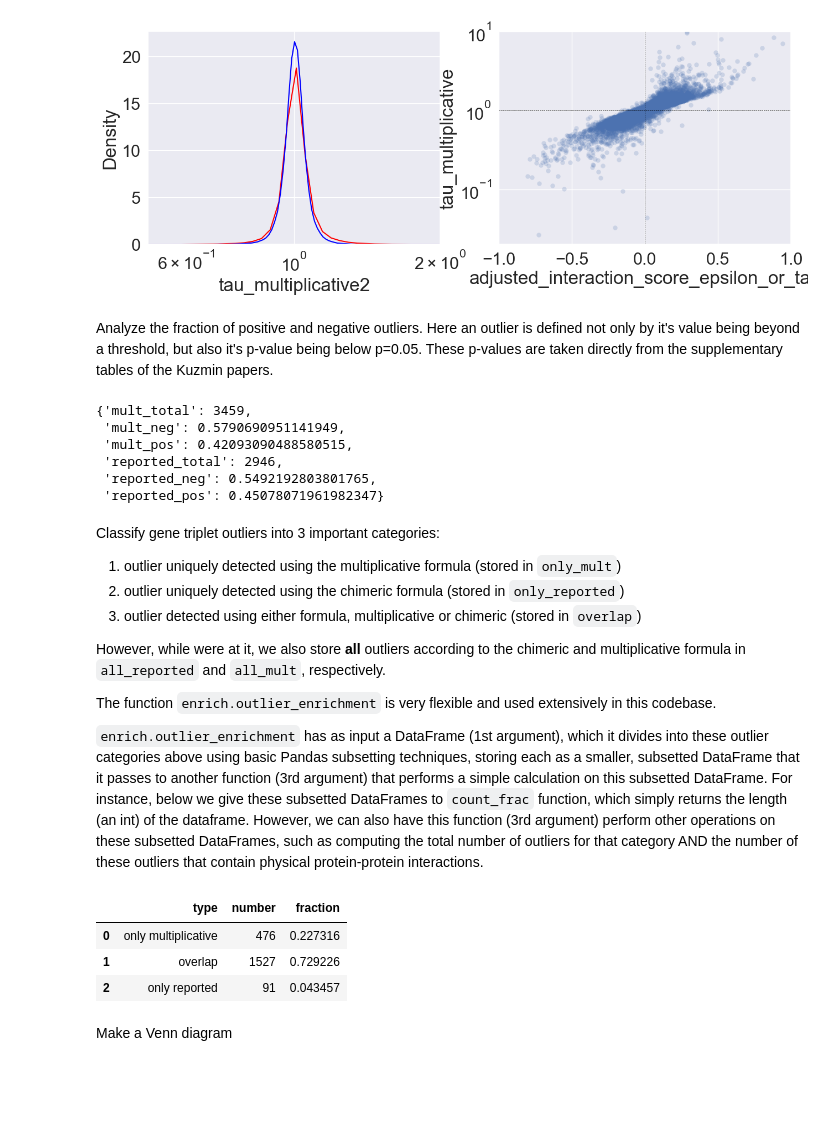
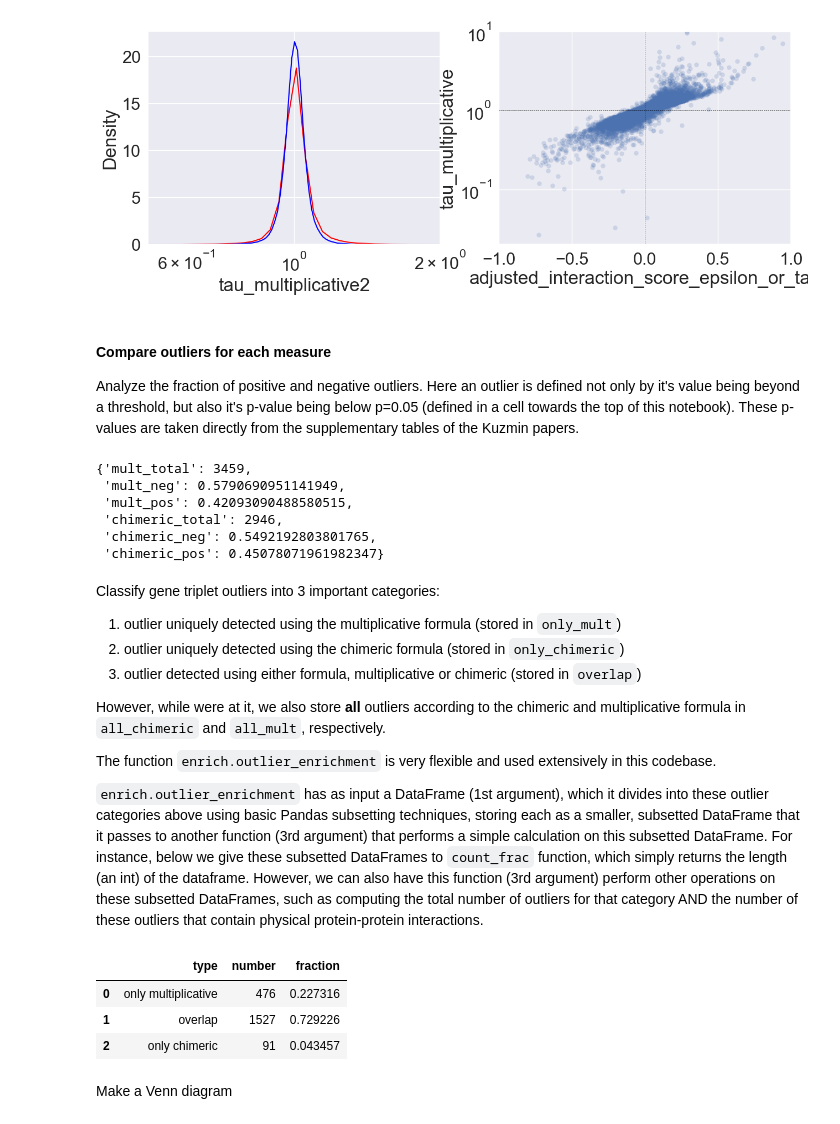
Before and after one commit to raphael-group/chimeric-epistasis, a Jupyter notebook: yeast_screens/Kuzmin_data_analysis.ipynb, the cells around one changed output. Cells and saved outputs as stored; diff of their text form; code cells hidden in the pictures; blank space fills up the shorter version.

```diff
--- a/yeast_screens/Kuzmin_data_analysis.ipynb
+++ b/yeast_screens/Kuzmin_data_analysis.ipynb
@@ -332,17 +299,17 @@ We also specify what values to compare to the multiplicative metric, either the
 # This logical switch is used to change all downstream analyses
 
 use_reported_double_mutant_fitnesses = False
-compare_to_reported_values = True # if False, compare instead to values recalculated with cumulant formula
+compare_to_reported_values = True # if False, compare instead to values recalculated with chimeric formula
 
 if use_reported_double_mutant_fitnesses:
     multiplicative = "tau_multiplicative"
-    cumulant = "tau_cumulant"
+    chimeric = "tau_chimeric"
 else:
     multiplicative = "tau_multiplicative2"
-    cumulant = "tau_cumulant2"
+    chimeric = "tau_chimeric2"
 
 if compare_to_reported_values:
     compare = "adjusted_interaction_score_epsilon_or_tau"
 else:
-    compare = cumulant
+    compare = chimeric
 # %% [markdown]
@@ -350,7 +321,7 @@ To see how outliers vary across the chimeric and multiplicative scales, we can c
 
 We will store these thresholds in dictionaries.
 # %%
-tau_reported_sig_quant, tau_mult_sig_val, tau_iss_sig_val = {},{},{}
+tau_reported_sig_quant, tau_mult_sig_val, tau_chim_sig_val = {},{},{}
 
 # get quantiles
 tau_reported_sig_quant['neg'] = np.mean( np.array(df.adjusted_interaction_score_epsilon_or_tau) < -0.08)
@@ -360,15 +331,15 @@ tau_reported_sig_quant['pos'] = 1 - np.mean( np.array(df.adjusted_interaction_sc
 tau_mult_sig_val['neg'] = np.nanquantile(df[multiplicative], tau_reported_sig_quant['neg'])
 tau_mult_sig_val['pos'] = np.nanquantile(df[multiplicative], tau_reported_sig_quant['pos'])
 
-tau_iss_sig_val['neg'] = np.nanquantile(df[cumulant], tau_reported_sig_quant['neg'])
-tau_iss_sig_val['pos'] = np.nanquantile(df[cumulant], tau_reported_sig_quant['pos'])
+tau_chim_sig_val['neg'] = np.nanquantile(df[chimeric], tau_reported_sig_quant['neg'])
+tau_chim_sig_val['pos'] = np.nanquantile(df[chimeric], tau_reported_sig_quant['pos'])
 
 print("quantiles of the significant values they used",  tau_reported_sig_quant['neg'], tau_reported_sig_quant['pos'] )
 print("confirming (should be -0.08):", np.quantile(df.adjusted_interaction_score_epsilon_or_tau, tau_reported_sig_quant['neg']))
 print("confirming (should be 0.08):", np.quantile(df.adjusted_interaction_score_epsilon_or_tau, tau_reported_sig_quant['pos']))
 print()
 print( "corresponding cutoffs for multiplicative model: ", tau_mult_sig_val['neg'], tau_mult_sig_val['pos'])
-print( "corresponding cutoffs for cumulant model: ", tau_iss_sig_val['neg'], tau_iss_sig_val['pos'])
+print( "corresponding cutoffs for chimeric model: ", tau_chim_sig_val['neg'], tau_chim_sig_val['pos'])
 # %% [output]
 quantiles of the significant values they used 0.0505675568891689 0.9305530342669813
 confirming (should be -0.08): -0.07998675851335334
@@ -381,20 +353,19 @@ Visualize the differentes between the multiplicative metric and the chimeric met
 # %%
-
 fig, axs = plt.subplots(ncols=2, figsize=(15,5))
 
 bw_param =10
-p = sns.kdeplot(df[multiplicative], ax = axs[0], color="red", log_scale=True)
+pl = sns.kdeplot(df[multiplicative], ax = axs[0], color="red", log_scale=True)
 #p = sns.kdeplot(df[multiplicative], ax = axs[0], color="red")
 # add one so distributions are more comparable
-p = sns.kdeplot(df[compare]+1, ax = axs[0], color="blue")
+pl = sns.kdeplot(df[compare]+1, ax = axs[0], color="blue")
 axs[0].set_xlim(0.5,2)
 
-p = sns.scatterplot(x=df[compare],
+pl = sns.scatterplot(x=df[compare],
             y=df[multiplicative],
             alpha=0.2,
             linewidth=0,
             ax=axs[1])
-p.set(xlabel=compare, ylabel='tau_multiplicative')
+pl.set(xlabel=compare, ylabel='tau_multiplicative')
 axs[1].set_xlim(-1,1)
 axs[1].set_yscale('log')
 axs[1].set_ylim(0.02,10)
@@ -428,7 +399,9 @@ tau_multiplicative2                                                         0.25
 adjusted_interaction_score_epsilon_or_tau                                   1.000000
 [figure]
 # %% [markdown]
-Analyze the fraction of positive and negative outliers. Here an outlier is defined not only by it's value being beyond a threshold, but also it's p-value being below p=0.05. These p-values are taken directly from the supplementary tables of the Kuzmin papers.
+#### Compare outliers for each measure
+
+Analyze the fraction of positive and negative outliers. Here an outlier is defined not only by it's value being beyond a threshold, but also it's p-value being below p=0.05 (defined in a cell towards the top of this notebook). These p-values are taken directly from the supplementary tables of the Kuzmin papers.
 # %%
 def create_compare_pos_neg_dict(df, pval, multiplicative, compare, tau_mult_sig_val):
     compare_pos_neg = {}
@@ -436,13 +409,12 @@ def create_compare_pos_neg_dict(df, pval, multiplicative, compare, tau_mult_sig_
     compare_pos_neg['mult_neg'] = len(df[(df.pval < pval) & (df[multiplicative] < tau_mult_sig_val['neg'])])/compare_pos_neg['mult_total']
     compare_pos_neg['mult_pos'] = len(df[(df.pval < pval) & (df[multiplicative] > tau_mult_sig_val['pos'])])/compare_pos_neg['mult_total']
 
-    compare_pos_neg['reported_total'] = len(df[(df.pval < pval) & (df[compare] < -0.08)]) + len(df[(df.pval < pval) & (df[compare] > 0.08)])
-    compare_pos_neg['reported_neg'] = len(df[(df.pval < pval) & (df[compare] < -0.08)])/compare_pos_neg['reported_total']
-    compare_pos_neg['reported_pos'] = len(df[(df.pval < pval) & (df[compare] > 0.08)])/compare_pos_neg['reported_total']
+    compare_pos_neg['chimeric_total'] = len(df[(df.pval < pval) & (df[compare] < -0.08)]) + len(df[(df.pval < pval) & (df[compare] > 0.08)])
+    compare_pos_neg['chimeric_neg'] = len(df[(df.pval < pval) & (df[compare] < -0.08)])/compare_pos_neg['chimeric_total']
+    compare_pos_neg['chimeric_pos'] = len(df[(df.pval < pval) & (df[compare] > 0.08)])/compare_pos_neg['chimeric_total']
 
     return compare_pos_neg
 
-p = 0.05
 
 compare_pos_neg = create_compare_pos_neg_dict(df, p, multiplicative, compare, tau_mult_sig_val)
 
@@ -452,17 +424,17 @@ compare_pos_neg
 {'mult_total': 3459,
  'mult_neg': 0.5790690951141949,
  'mult_pos': 0.42093090488580515,
- 'reported_total': 2946,
- 'reported_neg': 0.5492192803801765,
- 'reported_pos': 0.45078071961982347}
+ 'chimeric_total': 2946,
+ 'chimeric_neg': 0.5492192803801765,
+ 'chimeric_pos': 0.45078071961982347}
 # %% [markdown]
 Classify gene triplet outliers into 3 important categories:
 
 1. outlier uniquely detected using the multiplicative formula (stored in `only_mult`)
-2. outlier uniquely detected using the chimeric formula (stored in `only_reported`)
+2. outlier uniquely detected using the chimeric formula (stored in `only_chimeric`)
 3. outlier detected using either formula, multiplicative or chimeric (stored in `overlap`)
 
-However, while were at it, we also store **all** outliers according to the chimeric and multiplicative formula in `all_reported` and `all_mult`, respectively.
+However, while were at it, we also store **all** outliers according to the chimeric and multiplicative formula in `all_chimeric` and `all_mult`, respectively.
 
 The function `enrich.outlier_enrichment` is very flexible and used extensively in this codebase.
 
@@ -470,29 +442,22 @@ The function `enrich.outlier_enrichment` is very flexible and used extensively i
 # %%
 def count_frac(df : pd.DataFrame) -> int:
     return len(df)
 
 results = defaultdict(list)
 
-overlap, only_reported, only_mult, all_reported, all_mult = enrich.outlier_enrichment( df[df.pval < p], "negative", count_frac, multiplicative, tau_mult_sig_val)
-denom = overlap + only_reported + only_mult
+overlap, only_chimeric, only_mult, all_chimeric, all_mult = enrich.outlier_enrichment( df[df.pval < p], "negative", count_frac, multiplicative, tau_mult_sig_val)
+denom = overlap + only_chimeric + only_mult
 
-results['type'].extend(['only multiplicative', 'overlap', 'only reported'])
-results['number'].extend([only_mult, overlap, only_reported])
-results['fraction'].extend([only_mult/denom, overlap/denom, only_reported/denom])
-
-#overlap, only_reported, only_mult, all_reported, all_mult = enrich.outlier_enrichment( df[df.pval < p], "positive", count_frac, multiplicative, tau_mult_sig_val)
-#denom = overlap + only_reported + only_mult
-
-#results['type'].extend(['overlap_positive', 'only reported positive', 'only mult positive'])
-#results['number'].extend([overlap, only_reported, only_mult])
-#results['fraction'].extend([overlap/denom, only_reported/denom, only_mult/denom])
+results['type'].extend(['only multiplicative', 'overlap', 'only chimeric'])
+results['number'].extend([only_mult, overlap, only_chimeric])
+results['fraction'].extend([only_mult/denom, overlap/denom, only_chimeric/denom])
 
 pd.DataFrame.from_dict(results)
 # %% [output]
 |  | type | number | fraction |
 | 0 | only multiplicative | 476 | 0.227316 |
 | 1 | overlap | 1527 | 0.729226 |
-| 2 | only reported | 91 | 0.043457 |
+| 2 | only chimeric | 91 | 0.043457 |
 # %% [markdown]
 Make a Venn diagram
 # %%
```
Also changed, not shown: parts of 89 cells of this notebook.
